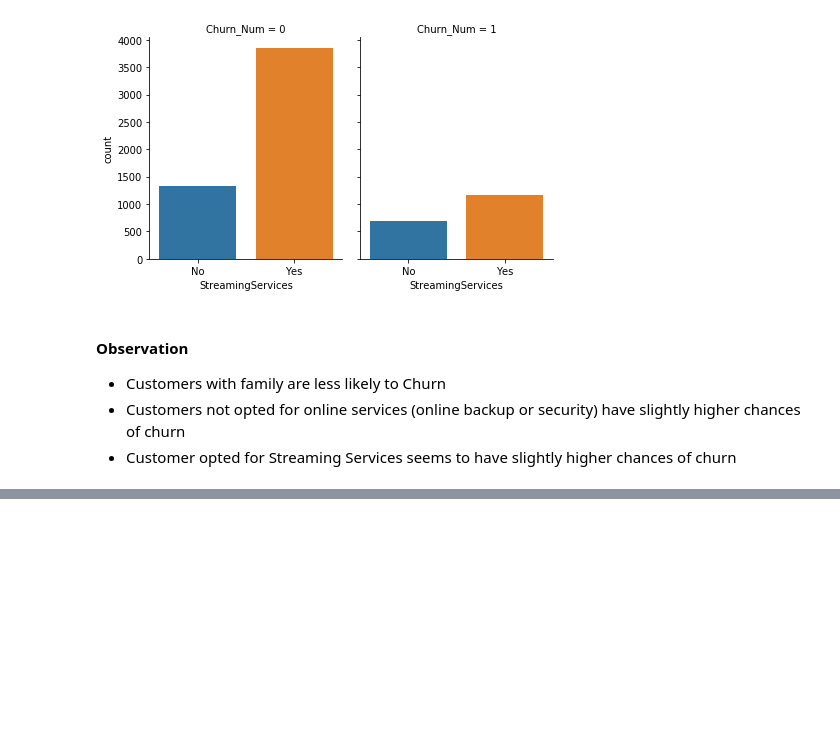
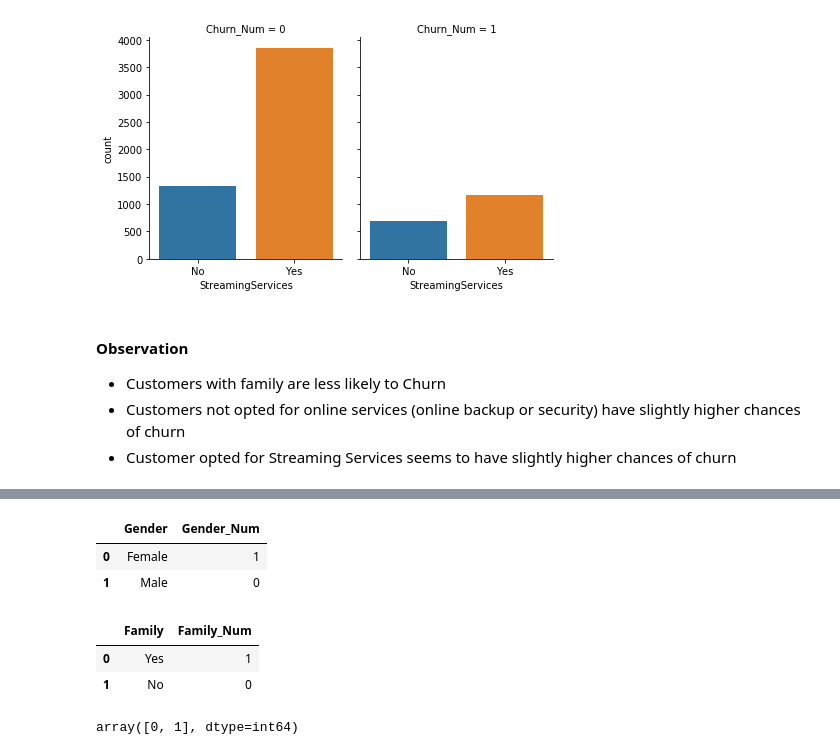
Before and after one commit to jbanerje/Data-Science-and-Machine-Learning, a Jupyter notebook: IPythonNotebook_Learning Projects/Telco Customer Churn.ipynb, the cells around one changed output, grey strips where cells are left out. Saved outputs shown, nothing was run; the diff lists cells and outputs as text; code cells hidden in the pictures; blank space fills up the shorter version.

```diff
--- a/IPythonNotebook_Learning Projects/Telco Customer Churn.ipynb
+++ b/IPythonNotebook_Learning Projects/Telco Customer Churn.ipynb
@@ -557,0 +631,37 @@ IN PROGRESS......
+# %%
+#Converting Gender column to numeric value
+#datset_churn['Gender'].unique() # Print unique values in the column
+datset_churn['Gender_Num'] = datset_churn['Gender'].map( {'Female': 1, 'Male': 0} ).astype(int) #Map Categorical to Numerical Values
+datset_churn[['Gender','Gender_Num']].head(2) # Test the mapping
+# %% [output]
+|  | Gender | Gender_Num |
+| 0 | Female | 1 |
+| 1 | Male | 0 |
+# %%
+# For Partner & Dependant , we created Family Column . Converting Family column to numeric value
+#datset_churn['Family'].unique() # Print unique values in the column
+datset_churn['Family_Num'] = datset_churn['Family'].map( {'Yes': 1, 'No': 0} ).astype(int) #Map Categorical to Numerical Values
+datset_churn[['Family','Family_Num']].head(2) # Test the mapping
+# %% [output]
+|  | Family | Family_Num |
+| 0 | Yes | 1 |
+| 1 | No | 0 |
+# %%
+#datset_churn['PhoneService_Num'] = datset_churn['PhoneService'].map( {'Yes': 1, 'No': 0} ).astype(int)
+#datset_churn['PMultipleLines_Num'] = datset_churn['MultipleLines'].map( {'Yes': 1, 'No': 0} ).astype(int)
+#datset_churn['InternetService_Num'] = datset_churn['InternetService'].map( {'DSL': 0, 'Fiber optic': 1, 'No':2} ).astype(int)
+#datset_churn['OnlineServices_Num'] = datset_churn['OnlineServices'].map( {'Yes': 1, 'No': 0} ).astype(int)
+#datset_churn['DeviceProtection_Num'] = datset_churn['DeviceProtection'].map( {'No': 0, 'Yes': 1, 'No internet service':2} ).astype(int)
+#datset_churn['StreamingServices_Num'] = datset_churn['StreamingServices'].map( {'Yes': 1, 'No': 0} ).astype(int)
+datset_churn['StreamingServices_Num'].unique()
+
+
+#TechSupport            7043 non-null object
+
+#Contract               7043 non-null object
+#PaperlessBilling       7043 non-null object
+#PaymentMethod          7043 non-null object
+#OnlineServices         7043 non-null object
+#StreamingServices      7043 non-null object
+# %% [output]
+array([0, 1], dtype=int64)
```
Also changed, not shown: parts of 8 cells of this notebook.
